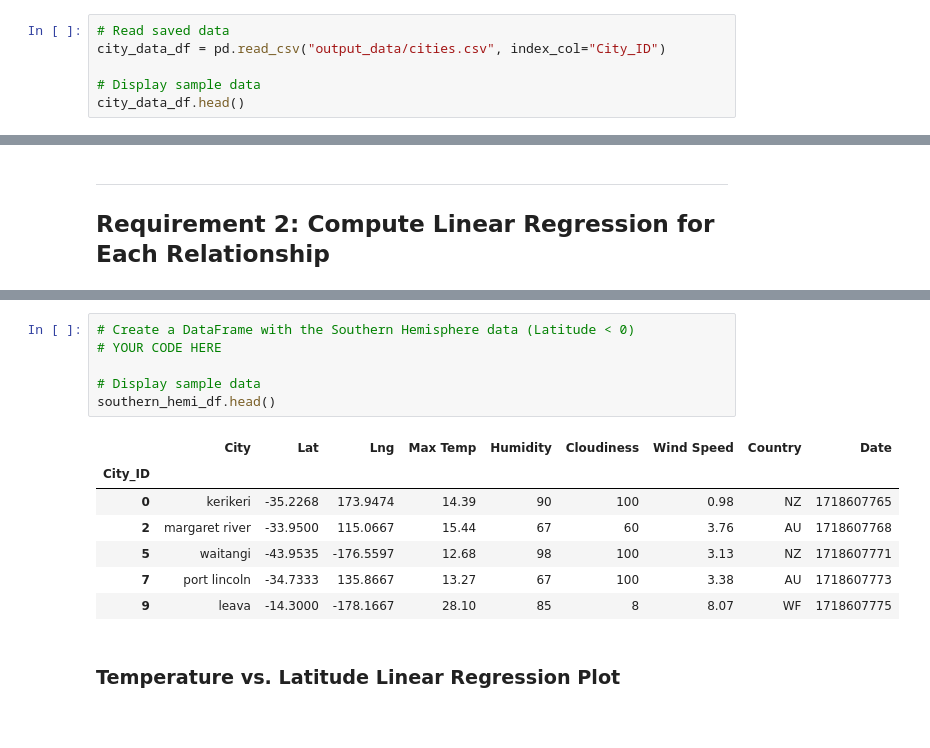
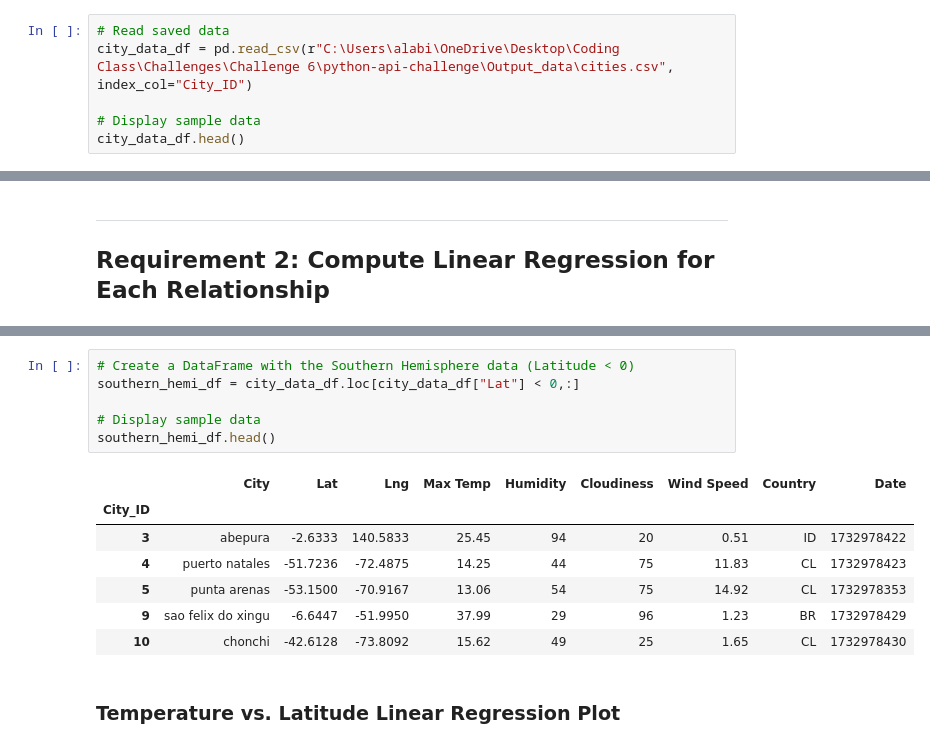
Before and after one commit to alabidj/python-api-challenge, a Jupyter notebook: WeatherPy/WeatherPy.ipynb, the cells around one changed output, grey strips where cells are left out. Cells and saved outputs as stored; diff of their text form.

```diff
--- a/WeatherPy/WeatherPy.ipynb
+++ b/WeatherPy/WeatherPy.ipynb
@@ -177,6 +198,6 @@ city_data_df.to_csv("output_data/cities.csv", index_label="City_ID")
 # %%
 # Read saved data
-city_data_df = pd.read_csv("output_data/cities.csv", index_col="City_ID")
+city_data_df = pd.read_csv(r"C:\Users\alabi\OneDrive\Desktop\Coding Class\Challenges\Challenge 6\python-api-challenge\Output_data\cities.csv", index_col="City_ID")
 
 # Display sample data
 city_data_df.head()
@@ -278,16 +319,16 @@ northern_hemi_df.head()
 # %%
 # Create a DataFrame with the Southern Hemisphere data (Latitude < 0)
-# YOUR CODE HERE
+southern_hemi_df = city_data_df.loc[city_data_df["Lat"] < 0,:]
 
 # Display sample data
 southern_hemi_df.head()
 # %% [output]
 |  | City | Lat | Lng | Max Temp | Humidity | Cloudiness | Wind Speed | Country | Date |
 | City_ID |  |  |  |  |  |  |  |  |  |
-| 0 | kerikeri | -35.2268 | 173.9474 | 14.39 | 90 | 100 | 0.98 | NZ | 1718607765 |
-| 2 | margaret river | -33.9500 | 115.0667 | 15.44 | 67 | 60 | 3.76 | AU | 1718607768 |
-| 5 | waitangi | -43.9535 | -176.5597 | 12.68 | 98 | 100 | 3.13 | NZ | 1718607771 |
-| 7 | port lincoln | -34.7333 | 135.8667 | 13.27 | 67 | 100 | 3.38 | AU | 1718607773 |
-| 9 | leava | -14.3000 | -178.1667 | 28.10 | 85 | 8 | 8.07 | WF | 1718607775 |
+| 3 | abepura | -2.6333 | 140.5833 | 25.45 | 94 | 20 | 0.51 | ID | 1732978422 |
+| 4 | puerto natales | -51.7236 | -72.4875 | 14.25 | 44 | 75 | 11.83 | CL | 1732978423 |
+| 5 | punta arenas | -53.1500 | -70.9167 | 13.06 | 54 | 75 | 14.92 | CL | 1732978353 |
+| 9 | sao felix do xingu | -6.6447 | -51.9950 | 37.99 | 29 | 96 | 1.23 | BR | 1732978429 |
+| 10 | chonchi | -42.6128 | -73.8092 | 15.62 | 49 | 25 | 1.65 | CL | 1732978430 |
 # %% [markdown]
 ###  Temperature vs. Latitude Linear Regression Plot
```
Also changed, not shown: parts of 37 cells of this notebook, 5 other files.
